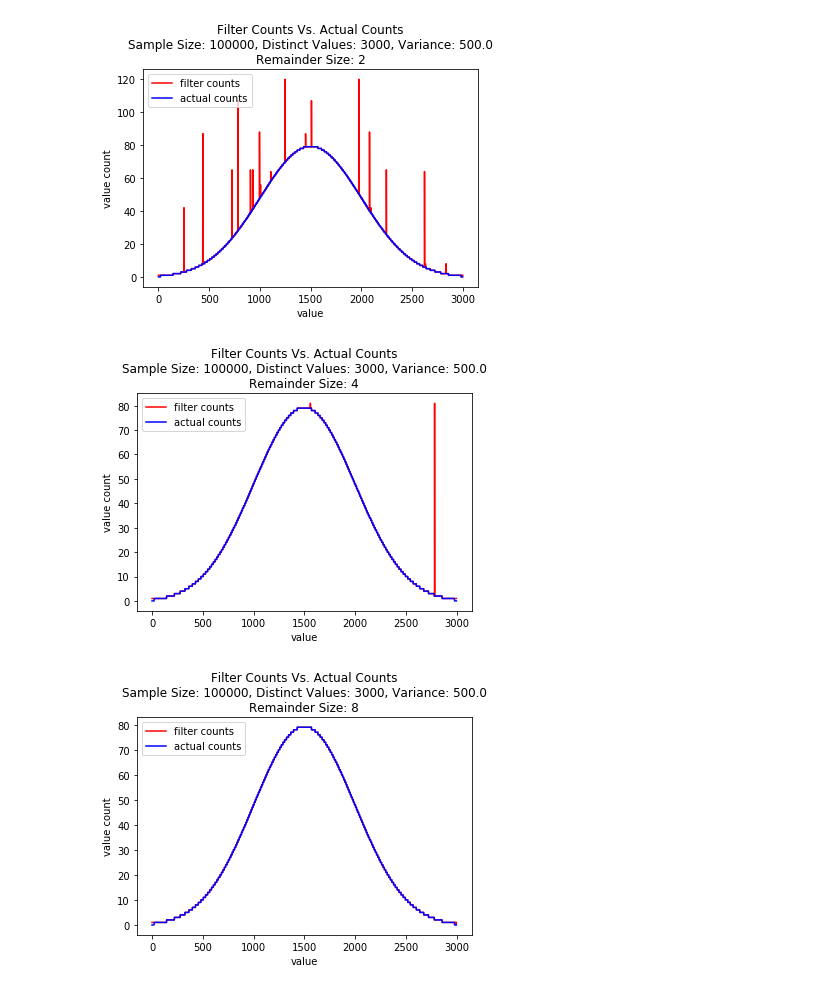
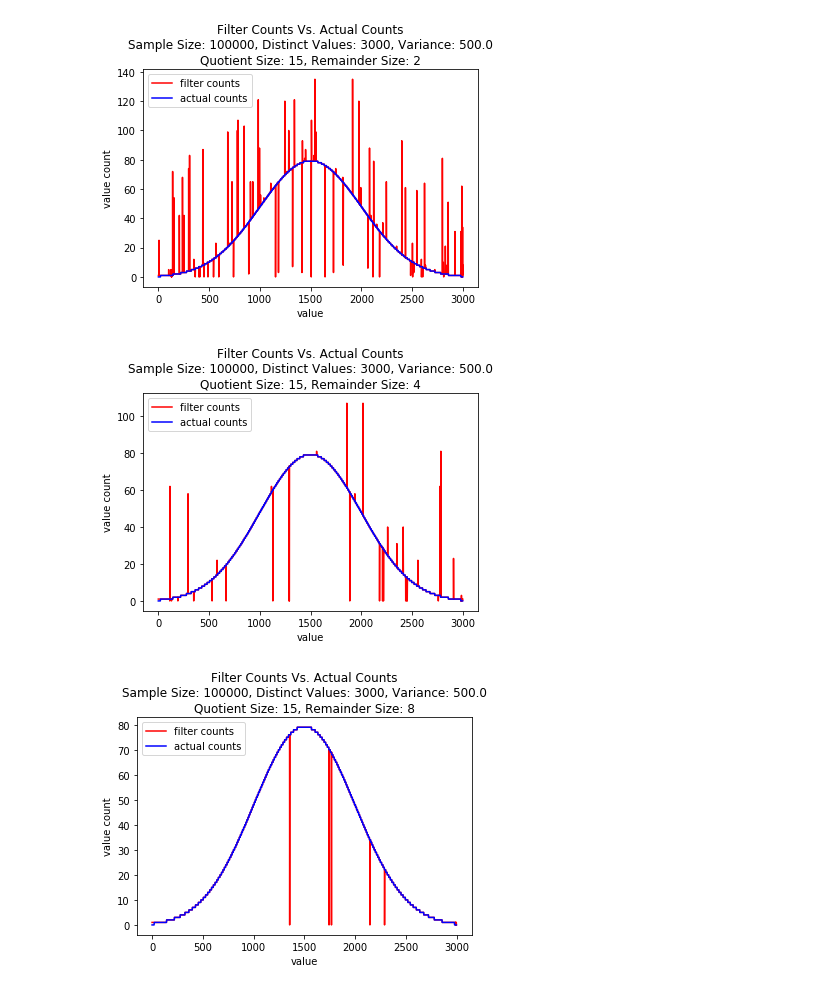
Before and after one commit to ArneMayer/MasterarbeitJupyter, a Jupyter notebook: Cardinality Estimation.ipynb, the cells around one changed output. Drawn from its saved outputs; the diff is of its cells as text; code cells hidden in the pictures.

Commit message:
quotient filter in card

```diff
--- a/Cardinality Estimation.ipynb
+++ b/Cardinality Estimation.ipynb
@@ -17,25 +17,26 @@ def get_results(benchmark):
 
 # Columns: sample_size, distinct_values, variance, remainder_size, value, actual_count, filter_count
 
-def select(data, sample_size, distinct_values, variance, remainder_size):
+def select(data, sample_size, distinct_values, variance, quotient_size, remainder_size):
     return data[(data.sample_size == sample_size) &
                 (data.distinct_values == distinct_values) &
                 (data.variance == variance) &
-                (data.remainder_size == remainder_size)]
+                (data.remainder_size == remainder_size) &
+                (data.quotient_size == quotient_size)]
 
-def evaluate(remainder_size):
+def evaluate(quotient_size, remainder_size):
     sample_size = 100000
     distinct_values = 3000
     variance = 500.0
 
     data = get_results("filter_cardinality_estimation")
-    selection = select(data, sample_size, distinct_values, variance, remainder_size)
+    selection = select(data, sample_size, distinct_values, variance, quotient_size, remainder_size)
     selection[["value", "actual_count", "filter_count"]].head()
     title = "Filter Counts Vs. Actual Counts"
     subtitle = "Sample Size: " + str(sample_size) \
                 + ", Distinct Values: " + str(distinct_values) \
                 + ", Variance: " + str(variance) + '\n' \
-                + "Remainder Size: " + str(remainder_size)
+                + "Quotient Size: " + str(quotient_size) + ", Remainder Size: " + str(remainder_size)
 
     plt.title(title + '\n' + subtitle)
     plt.plot(selection["value"], selection["filter_count"], color="red", label="filter counts")
@@ -49,10 +50,10 @@ def evaluate(remainder_size):
     plt.savefig('plots/cardinality_estimation/{}.pdf'.format(file_name))
     plt.show()
 # %%
-evaluate(remainder_size=2)
-evaluate(remainder_size=4)
-evaluate(remainder_size=8)
+evaluate(quotient_size= 15, remainder_size=2)
+evaluate(quotient_size= 15, remainder_size=4)
+evaluate(quotient_size= 15, remainder_size=8)
 # %% [output]
-[figure, old version]
+[figure, new version]
-[figure, old version]
+[figure, new version]
-[figure, old version]
+[figure, new version]
```
Also changed, not shown: 9 other files.
